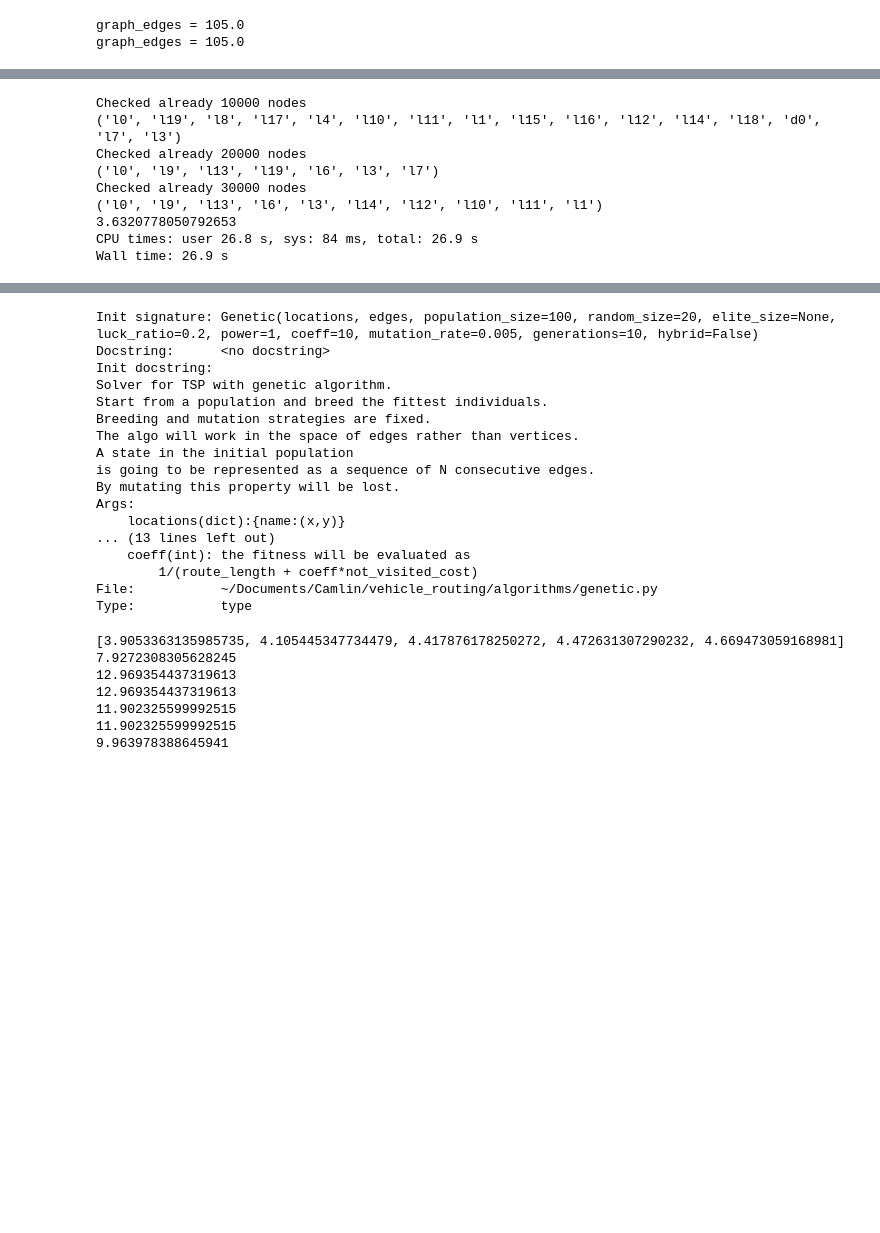
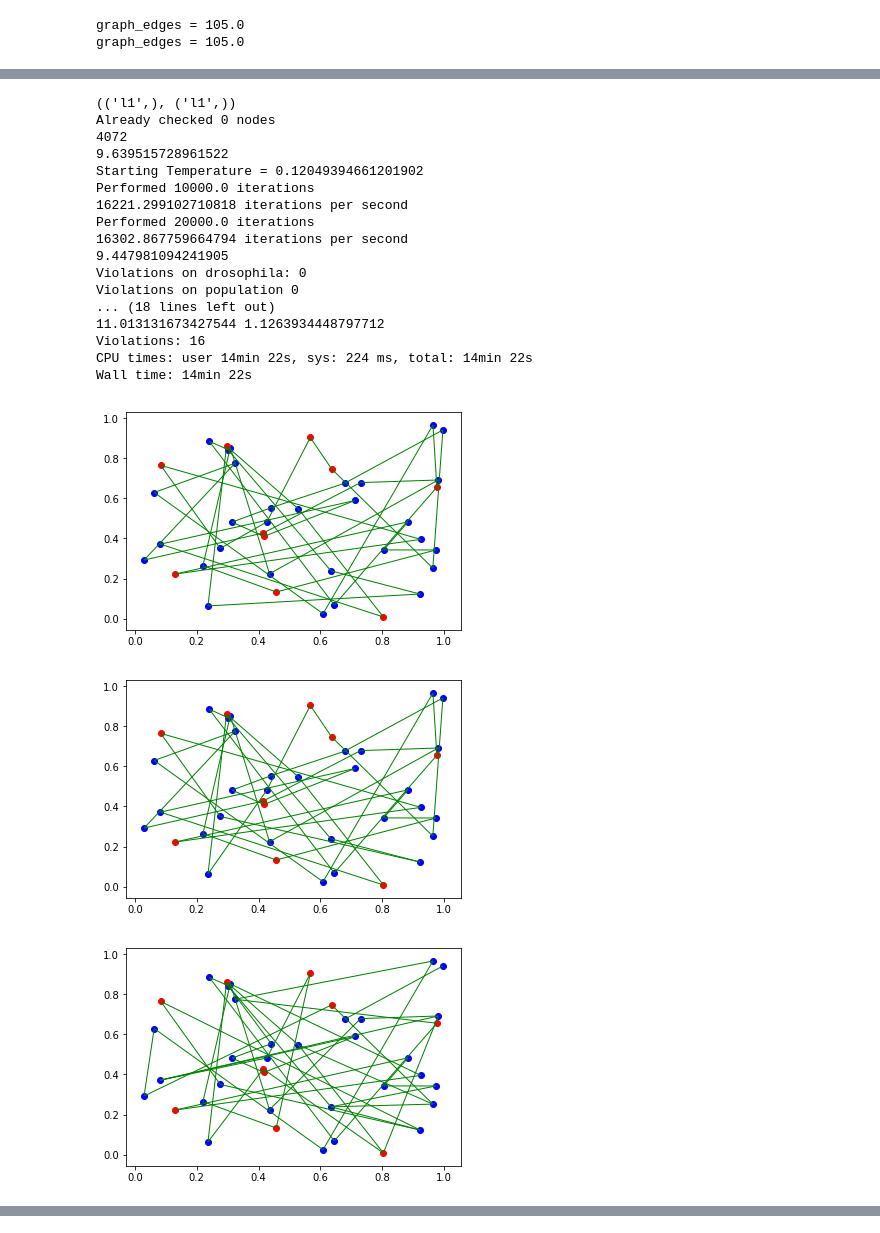
Before and after one commit to Ciro-Taranto/tsp_exercise, a Jupyter notebook: Untitled.ipynb, the cells around one changed output, grey strips where cells are left out. Cells and saved outputs as stored; diff of their text form; code cells hidden in the pictures; blank space fills up the shorter version.

```diff
--- a/Untitled.ipynb
+++ b/Untitled.ipynb
@@ -69,13 +121,26 @@ tsp = TravelingSalesman(locations,edges)
+# %%
+gen = Genetic(locations,edges,population_size=400,random_size=30,elite_size=15,generations=5000,mutation_rate=0.05,coeff=0.5,hybrid=True)
 # %%
 %%time
-tsp_sol = tsp.solve()
+gen_sol = gen.solve()
 # %% [output]
-Checked already 10000 nodes
-('l0', 'l19', 'l8', 'l17', 'l4', 'l10', 'l11', 'l1', 'l15', 'l16', 'l12', 'l14', 'l18', 'd0', 'l7', 'l3')
-Checked already 20000 nodes
-('l0', 'l9', 'l13', 'l19', 'l6', 'l3', 'l7')
-Checked already 30000 nodes
-('l0', 'l9', 'l13', 'l6', 'l3', 'l14', 'l12', 'l10', 'l11', 'l1')
-3.6320778050792653
-CPU times: user 26.8 s, sys: 84 ms, total: 26.9 s
-Wall time: 26.9 s
+(('l1',), ('l1',))
+Already checked 0 nodes
+4072
+9.639515728961522
+Starting Temperature = 0.12049394661201902
+Performed 10000.0 iterations
+16221.299102710818 iterations per second
+Performed 20000.0 iterations
+16302.867759664794 iterations per second
+9.447981094241905
+Violations on drosophila: 0
+Violations on population 0
+... (18 lines left out)
+11.013131673427544 1.1263934448797712
+Violations: 16
+CPU times: user 14min 22s, sys: 224 ms, total: 14min 22s
+Wall time: 14min 22s
+[figure, added]
+[figure, added]
+[figure, added]
@@ -82,20 +154,0 @@ Wall time: 26.9 s
-# %%
-Genetic?
-# %% [output]
-Init signature: Genetic(locations, edges, population_size=100, random_size=20, elite_size=None, luck_ratio=0.2, power=1, coeff=10, mutation_rate=0.005, generations=10, hybrid=False)
-Docstring:      <no docstring>
-Init docstring:
-Solver for TSP with genetic algorithm.
-Start from a population and breed the fittest individuals.
-Breeding and mutation strategies are fixed.
-The algo will work in the space of edges rather than vertices.
-A state in the initial population
-is going to be represented as a sequence of N consecutive edges.
-By mutating this property will be lost.
-Args:
-    locations(dict):{name:(x,y)}
-... (13 lines left out)
-    coeff(int): the fitness will be evaluated as
-        1/(route_length + coeff*not_visited_cost)
-File:           ~/Documents/Camlin/vehicle_routing/algorithms/genetic.py
-Type:           type
@@ -104,10 +154,0 @@ gen = Genetic(locations,edges,population_size=2000,random_size=50,elite_size=10,
-# %%
-gen_sol = gen.solve()
-# %% [output]
-[3.9053363135985735, 4.105445347734479, 4.417876178250272, 4.472631307290232, 4.669473059168981]
-7.9272308305628245
-12.969354437319613
-12.969354437319613
-11.902325599992515
-11.902325599992515
-9.963978388645941
```
Also changed, not shown: parts of 16 cells of this notebook, 1 other file.
